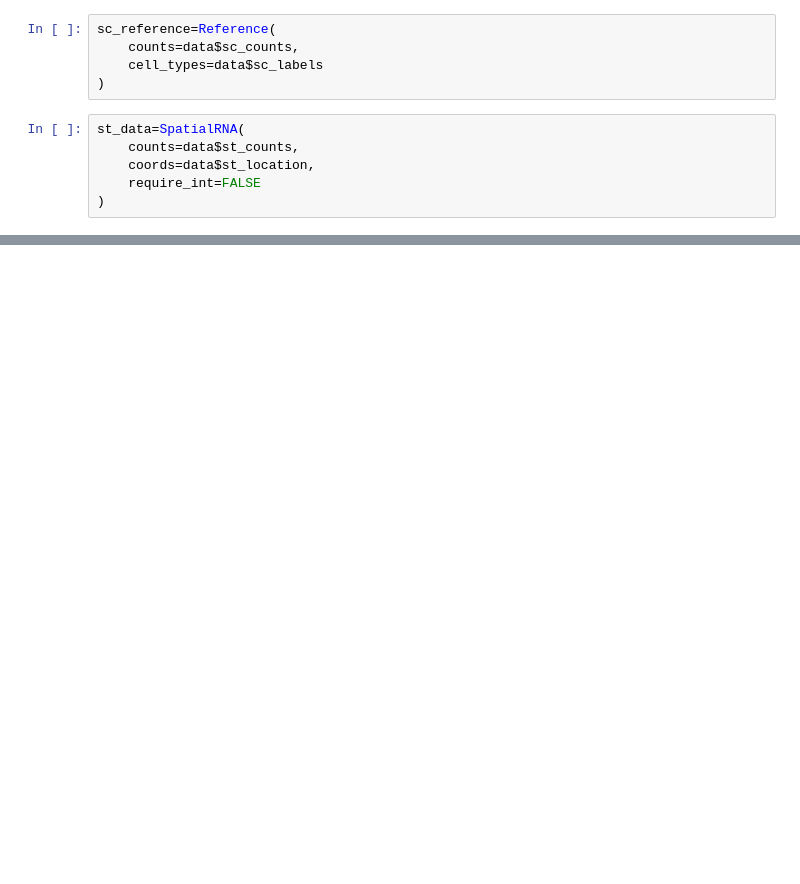
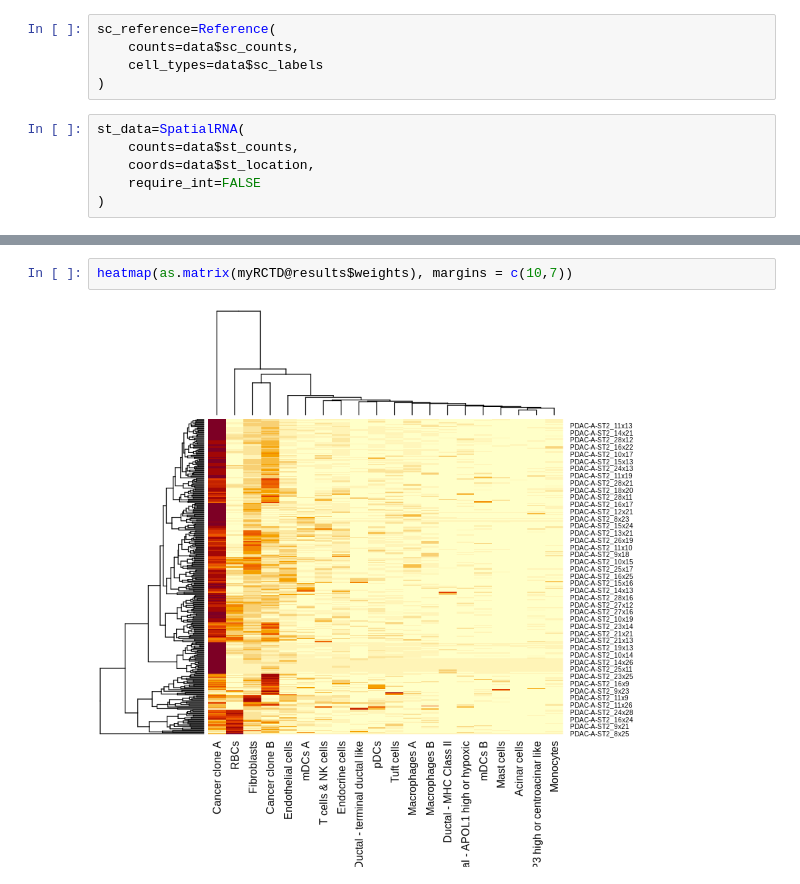
Before and after one commit to lzx325/STDeconvolutioin, a Jupyter notebook: spacexr.ipynb, the cells around one changed output, grey strips where cells are left out. Drawn from its saved outputs; the diff is of its cells as text; blank space fills up the shorter version.

```diff
--- a/spacexr.ipynb
+++ b/spacexr.ipynb
@@ -228,0 +145,4 @@ Sigma value:  0.27
+# %%
+heatmap(as.matrix(myRCTD@results$weights), margins = c(10,7))
+# %% [output]
+[figure, added]
```
Also changed, not shown: parts of 18 cells of this notebook, 8 other files.
